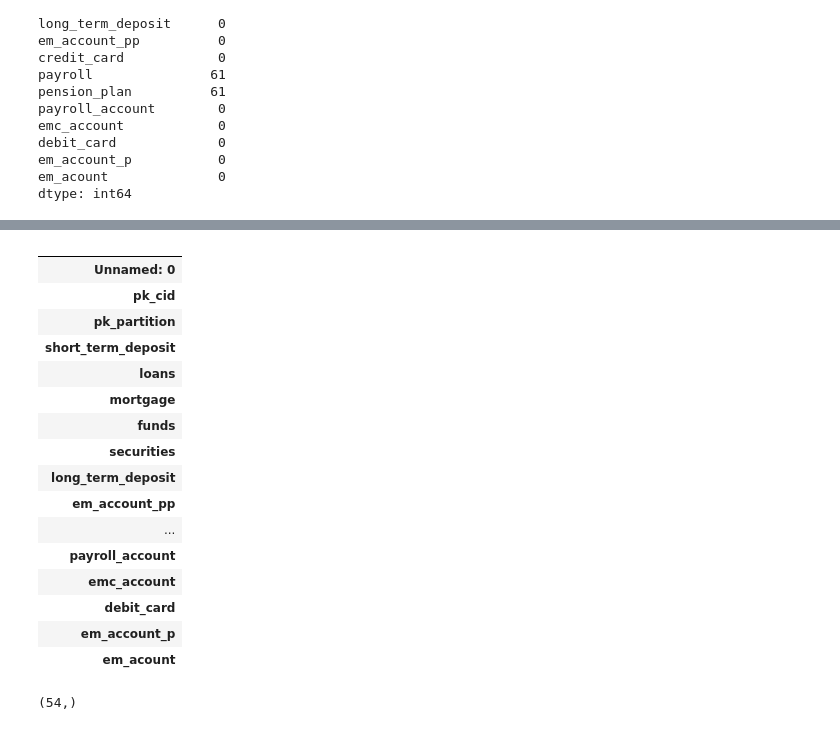
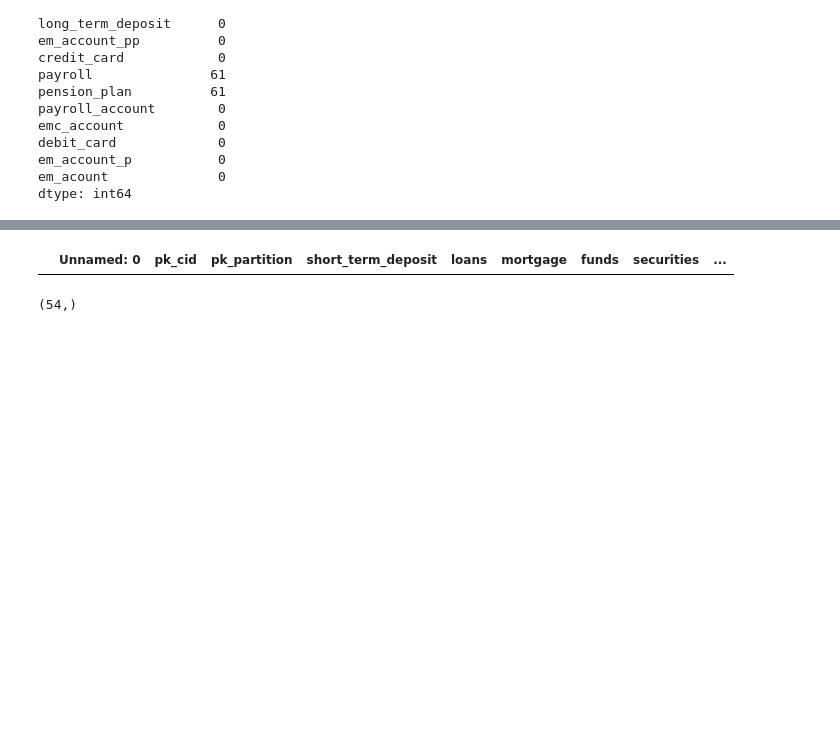
Before and after one commit to EdgarData/EasyMoney, a Jupyter notebook: Tarea_1_Análisis.ipynb, the cells around one changed output, grey strips where cells are left out. Saved outputs shown, nothing was run; the diff lists cells and outputs as text; code cells hidden in the pictures; blank space fills up the shorter version.

```diff
--- a/Tarea_1_Análisis.ipynb
+++ b/Tarea_1_Análisis.ipynb
@@ -276,23 +287,7 @@ print(products_null)
 # %%
-products_null[products_null.duplicated()].T
+products_null[products_null.duplicated()]
 # %% [output]
-|  |
-| Unnamed: 0 |
-| pk_cid |
-| pk_partition |
-| short_term_deposit |
-| loans |
-| mortgage |
-| funds |
-| securities |
-| long_term_deposit |
-| em_account_pp |
-| ... |
-| payroll_account |
-| emc_account |
-| debit_card |
-| em_account_p |
-| em_acount |
+|  | Unnamed: 0 | pk_cid | pk_partition | short_term_deposit | loans | mortgage | funds | securities | ... |
 # %%
 products_null['pk_cid'].unique().shape
 # %% [output]
```
Also changed, not shown: parts of 31 cells of this notebook.
